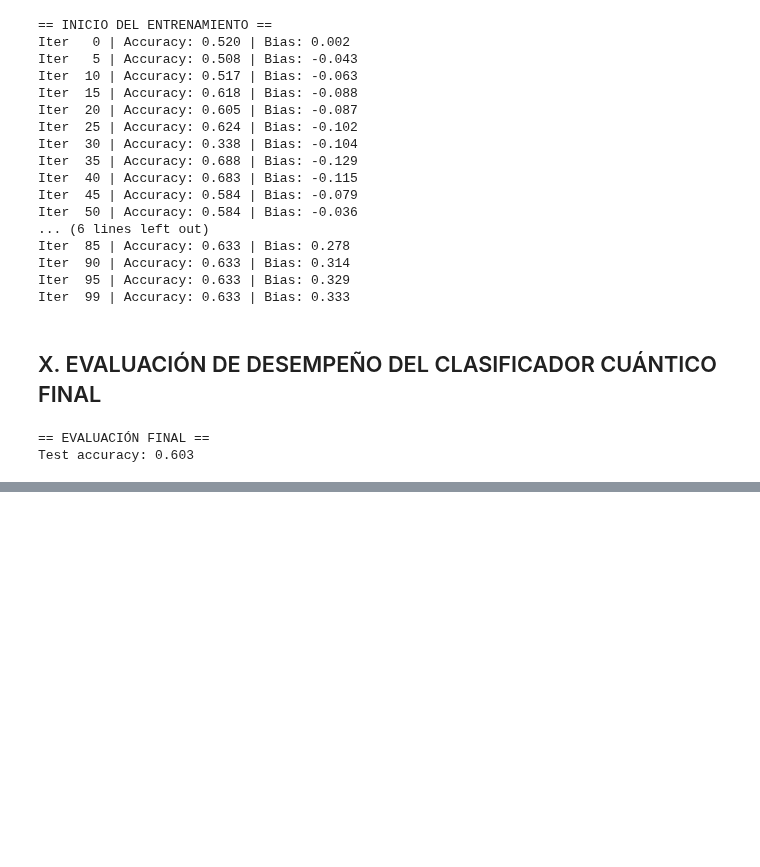
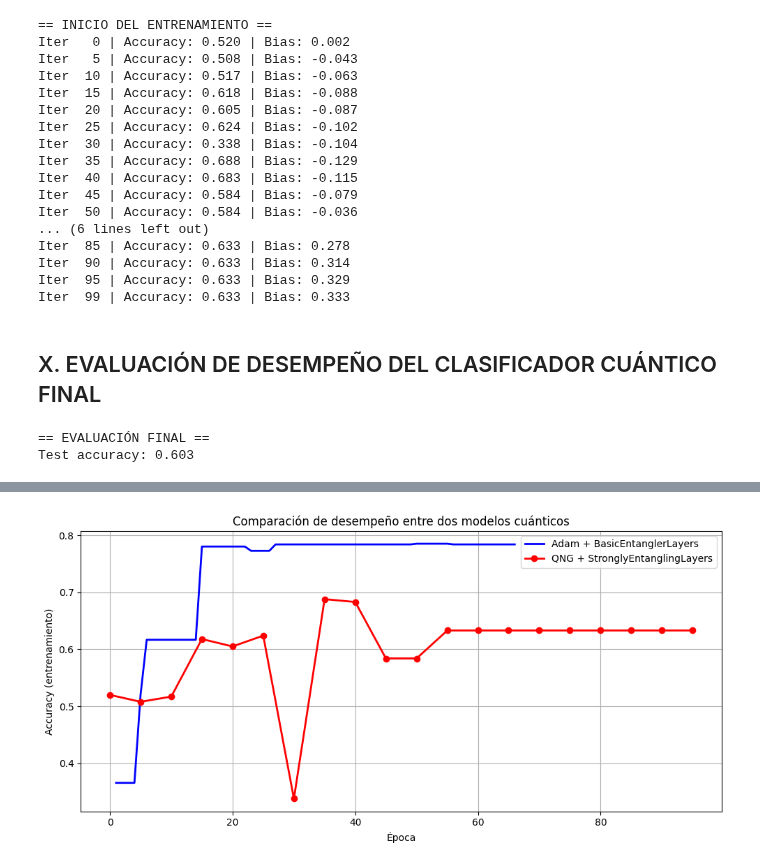
Before and after one commit to MissingXNO/QC_2025-2, a Jupyter notebook: Final/Punto2.ipynb, the cells around one changed output, grey strips where cells are left out. Saved outputs shown, nothing was run; the diff lists cells and outputs as text; code cells hidden in the pictures; blank space fills up the shorter version.

```diff
--- a/Final/Punto2.ipynb
+++ b/Final/Punto2.ipynb
@@ -162,0 +212,42 @@ Test accuracy: 0.603
+# %%
+import matplotlib.pyplot as plt
+import numpy as np
+
+adam_epochs = np.arange(1, 67)
+
+# Reescritura de los datos obtenidos en el Punto 1, como arreglo
+adam_accuracy = [
+    0.3657928, 0.3657928, 0.3657928, 0.3657928, 0.5205993, 0.6167291, 0.6167291,
+    0.6167291, 0.6167291, 0.6167291, 0.6167291, 0.6167291, 0.6167291, 0.6167291,
+    0.7802747, 0.7802747, 0.7802747, 0.7802747, 0.7802747, 0.7802747, 0.7802747,
+    0.7802747, 0.7727840, 0.7727840, 0.7727840, 0.7727840, 0.7840200, 0.7840200,
+    0.7840200, 0.7840200, 0.7840200, 0.7840200, 0.7840200, 0.7840200, 0.7840200,
+    0.7840200, 0.7840200, 0.7840200, 0.7840200, 0.7840200, 0.7840200, 0.7840200,
+    0.7840200, 0.7840200, 0.7840200, 0.7840200, 0.7840200, 0.7840200, 0.7840200,
+    0.7852684, 0.7852684, 0.7852684, 0.7852684, 0.7852684, 0.7852684, 0.7840200,
+    0.7840200, 0.7840200, 0.7840200, 0.7840200, 0.7840200, 0.7840200, 0.7840200,
+    0.7840200, 0.7840200, 0.7840200
+]
+
+
+# Reescritura de los datos obtenidos en el Punto 2, como arreglo
+qng_epochs = np.arange(0, 100, 5)
+qng_accuracy = [
+    0.520, 0.508, 0.517, 0.618, 0.605, 0.624, 0.338,
+    0.688, 0.683, 0.584, 0.584, 0.633, 0.633, 0.633,
+    0.633, 0.633, 0.633, 0.633, 0.633, 0.633
+]
+
+# Gráfica comparativa
+plt.figure(figsize=(10, 5))
+plt.plot(adam_epochs, adam_accuracy, label="Adam + BasicEntanglerLayers", color="blue", linewidth=2)
+plt.plot(qng_epochs, qng_accuracy, label="QNG + StronglyEntanglingLayers", color="red", linewidth=2, marker="o")
+plt.xlabel("Epoch")
+plt.ylabel("Accuracy (entrenamiento)")
+plt.title("Comparación de desempeño entre dos modelos cuánticos")
+plt.grid(True)
+plt.legend()
+plt.tight_layout()
+plt.show()
+# %% [output]
+[figure, added]
```
Also changed, not shown: parts of 13 cells of this notebook, 1 other file.
